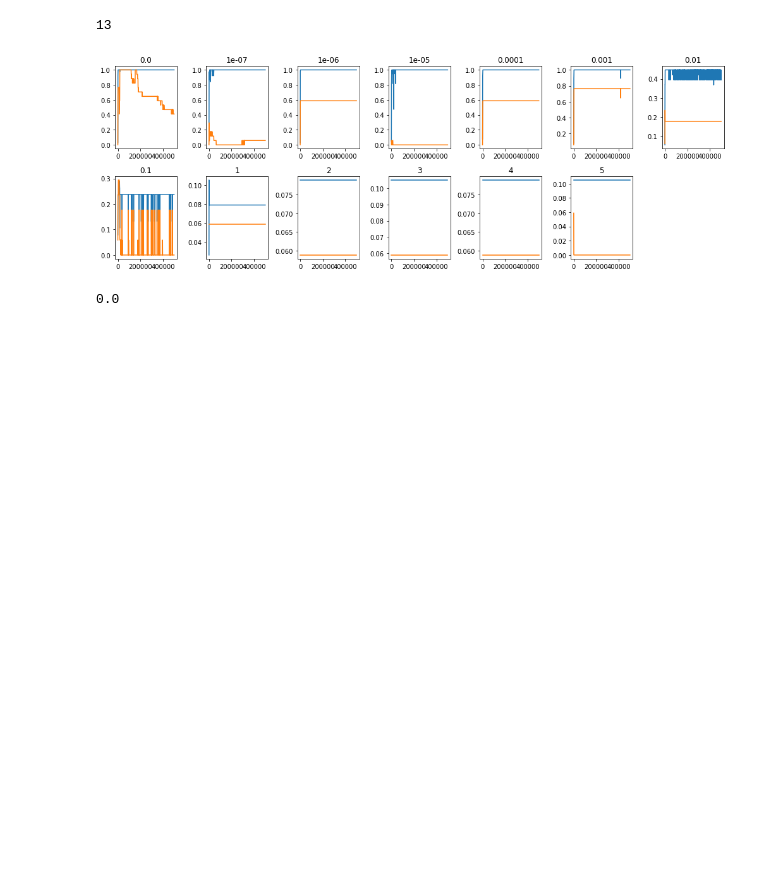
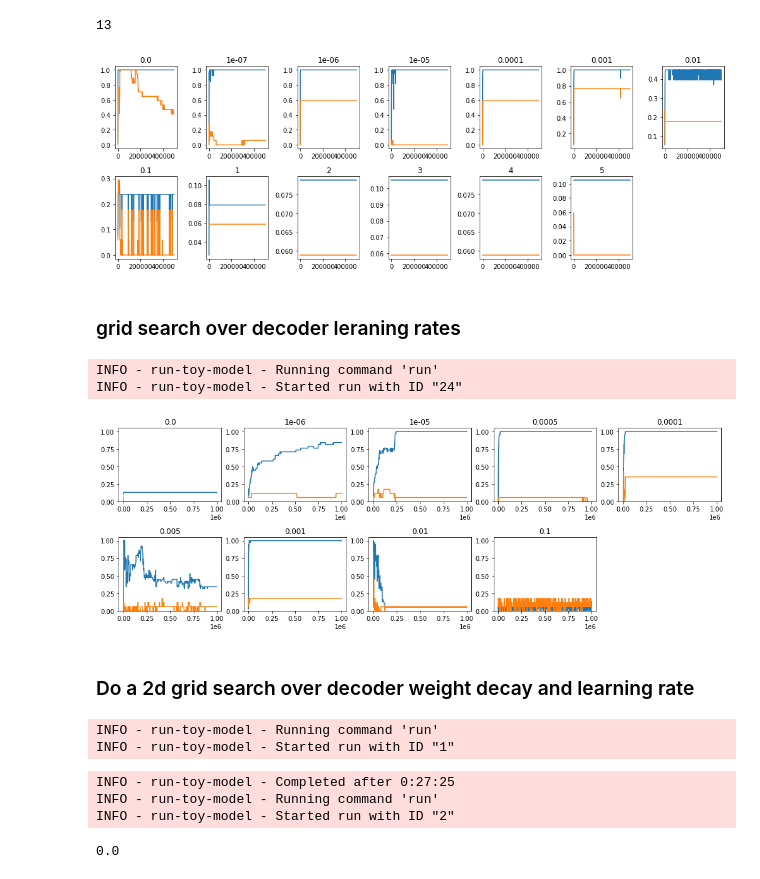
Before and after one commit to ejmichaud/grokking-squared, a Jupyter notebook: notebooks/execute-and-plot-script.ipynb, the cells around one changed output. Saved outputs shown, nothing was run; the diff lists cells and outputs as text; code cells hidden in the pictures; blank space fills up the shorter version.

```diff
--- a/notebooks/execute-and-plot-script.ipynb
+++ b/notebooks/execute-and-plot-script.ipynb
@@ -105,6 +102,70 @@ for i in range(2, 2 + len(decoder_weight_decays)):
 plt.tight_layout()
 # %% [output]
 [figure]
+# %% [markdown]
+### grid search over decoder leraning rates
+# %%
+from sacred.observers import FileStorageObserver
+import sys
+sys.path.insert(1, '../scripts')
+from run_toy_model import ex, ToyModel
+ex.observers.append(FileStorageObserver('../results'))
+
+decoder_learning_rates = [0.0, 1e-6, 1e-5, 5e-4, 1e-4, 5e-3, 1e-3, 1e-2, 1e-1]
+
+for dlr in tqdm(decoder_learning_rates):
+    ex.run(config_updates={
+        'decoder_lr': dlr,
+        'train_steps': int(1e6)
+    })
+# %% [output]
+INFO - run-toy-model - Running command 'run'
+INFO - run-toy-model - Started run with ID "24"
+# %%
+i = 0
+with open(f"../results/{24+i}/config.json", "r") as f:
+    config = json.load(f)
+with open(f"../results/{24+i}/info.json", "r") as f:
+    info = json.load(f)
+# %%
+plt.figure(figsize=(14, 5))
+for i in range(len(decoder_learning_rates)):
+    with open(f"../results/{24+i}/config.json", "r") as f:
+        config = json.load(f)
+    with open(f"../results/{24+i}/info.json", "r") as f:
+        info = json.load(f)
+    plt.subplot(2, 5, i+1)
+    plt.plot(info['steps'], info['train_accuracies'])
+    plt.plot(info['steps'], info['test_accuracies'])
+    plt.title(config['decoder_lr'])
+    plt.ylim(0, 1.05)
+plt.tight_layout()
+# %% [output]
+[figure, added]
+# %% [markdown]
+### Do a 2d grid search over decoder weight decay and learning rate
+# %%
+from sacred.observers import FileStorageObserver
+import sys
+sys.path.insert(1, '../scripts')
+from run_toy_model import ex, ToyModel
+ex.observers.append(FileStorageObserver('../gridsearch00-results'))
+
+decoder_learning_rates = [0.0, 1e-6, 1e-5, 5e-4, 1e-4, 5e-3, 1e-3, 1e-2, 1e-1]
+decoder_weight_decays = [0.0, 1e-7, 1e-6, 1e-5, 1e-4, 1e-3, 1e-2, 1e-1, 1, 2, 3, 4, 5, 6, 7, 8, 9]
+
+for dlr, dwd in tqdm((list(product(decoder_learning_rates, decoder_weight_decays)))):
+    ex.run(config_updates={
+        'decoder_lr': dlr,
+        'decoder_weight_decay': dwd,
+        'train_steps': int(1e6)
+    })
+# %% [output]
+INFO - run-toy-model - Running command 'run'
+INFO - run-toy-model - Started run with ID "1"
+INFO - run-toy-model - Completed after 0:27:25
+INFO - run-toy-model - Running command 'run'
+INFO - run-toy-model - Started run with ID "2"
 # %%
 with open("results/2/config.json", "r") as f:
     config = json.load(f)
```
Also changed, not shown: parts of 1 cell of this notebook.
